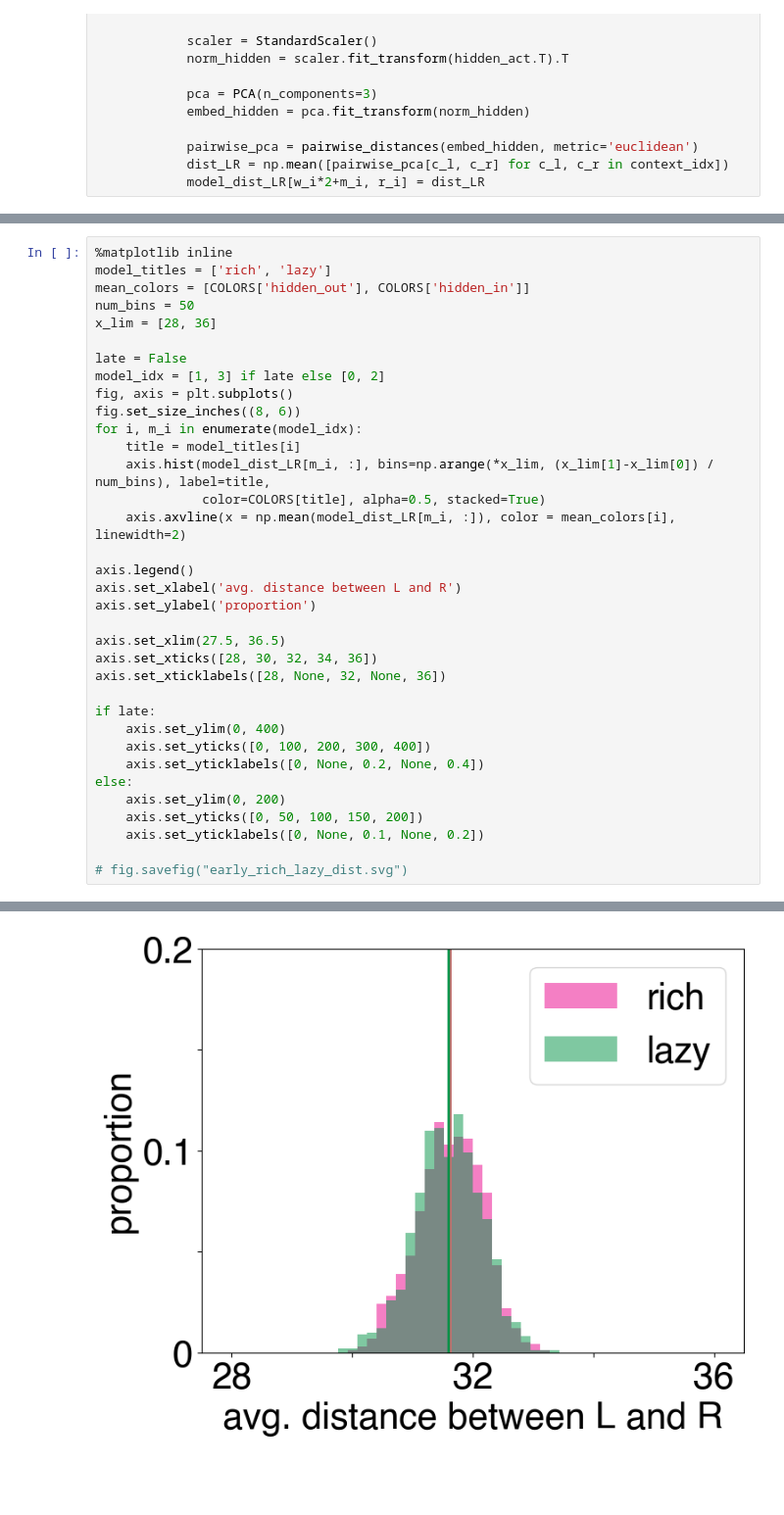
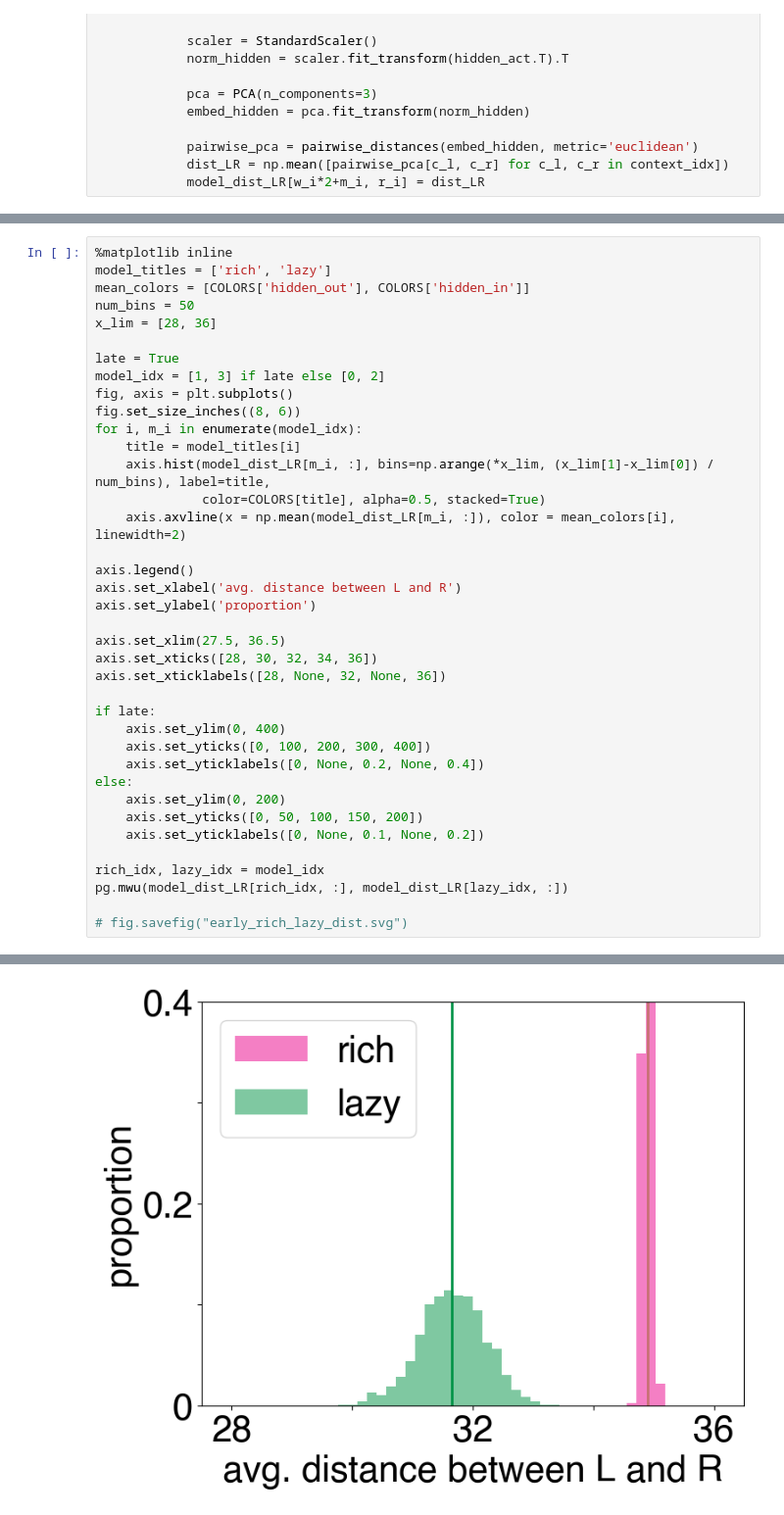
Before and after one commit to vandermeerlab/replay_task_rep, a Jupyter notebook: simulations/Fig3_splitting_sim.ipynb, the cells around one changed output, grey strips where cells are left out. Shown at 98% size. Drawn from its saved outputs; the diff is of its cells as text; blank space fills up the shorter version.

```diff
--- a/simulations/Fig3_splitting_sim.ipynb
+++ b/simulations/Fig3_splitting_sim.ipynb
@@ -218,7 +223,7 @@ mean_colors = [COLORS['hidden_out'], COLORS['hidden_in']]
 num_bins = 50
 x_lim = [28, 36]
 
-late = False
+late = True
 model_idx = [1, 3] if late else [0, 2]
 fig, axis = plt.subplots()
 fig.set_size_inches((8, 6))
@@ -245,5 +250,8 @@ else:
     axis.set_yticks([0, 50, 100, 150, 200])
     axis.set_yticklabels([0, None, 0.1, None, 0.2])
 
+rich_idx, lazy_idx = model_idx
+pg.mwu(model_dist_LR[rich_idx, :], model_dist_LR[lazy_idx, :])
+
 # fig.savefig("early_rich_lazy_dist.svg")
 # %% [output]
@@ -250 +260 @@ else:
-[figure, old version]
+[figure, new version]
```
Also changed, not shown: parts of 3 cells of this notebook.
